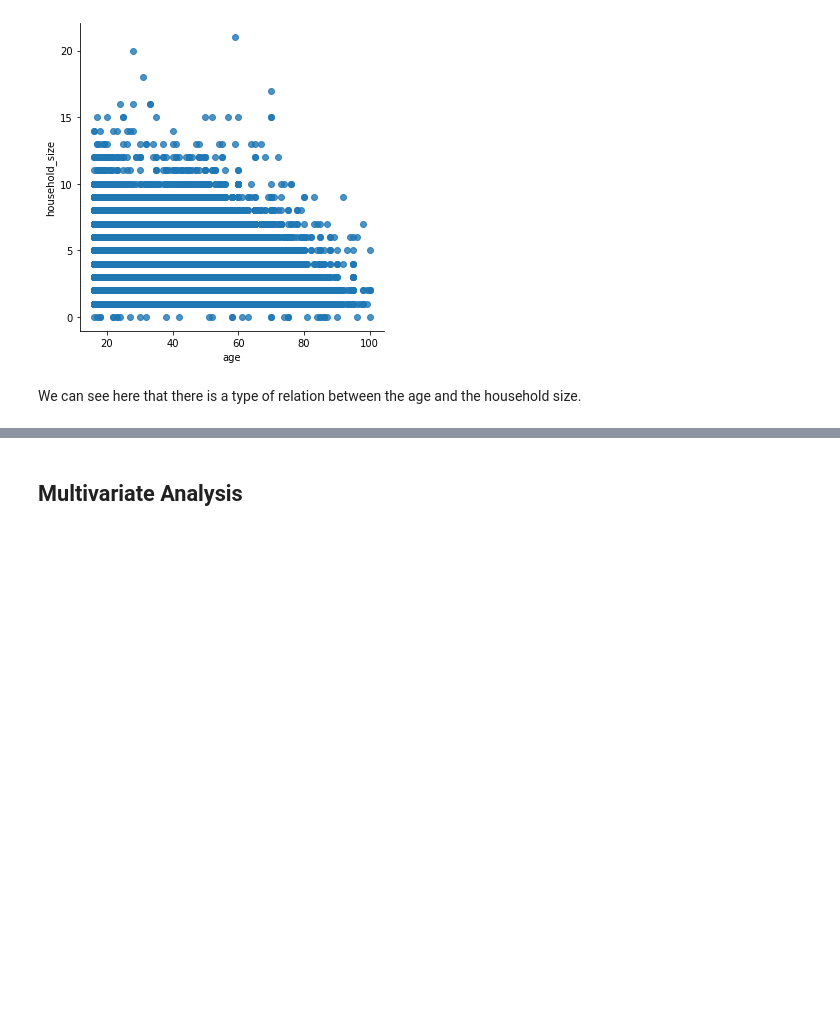
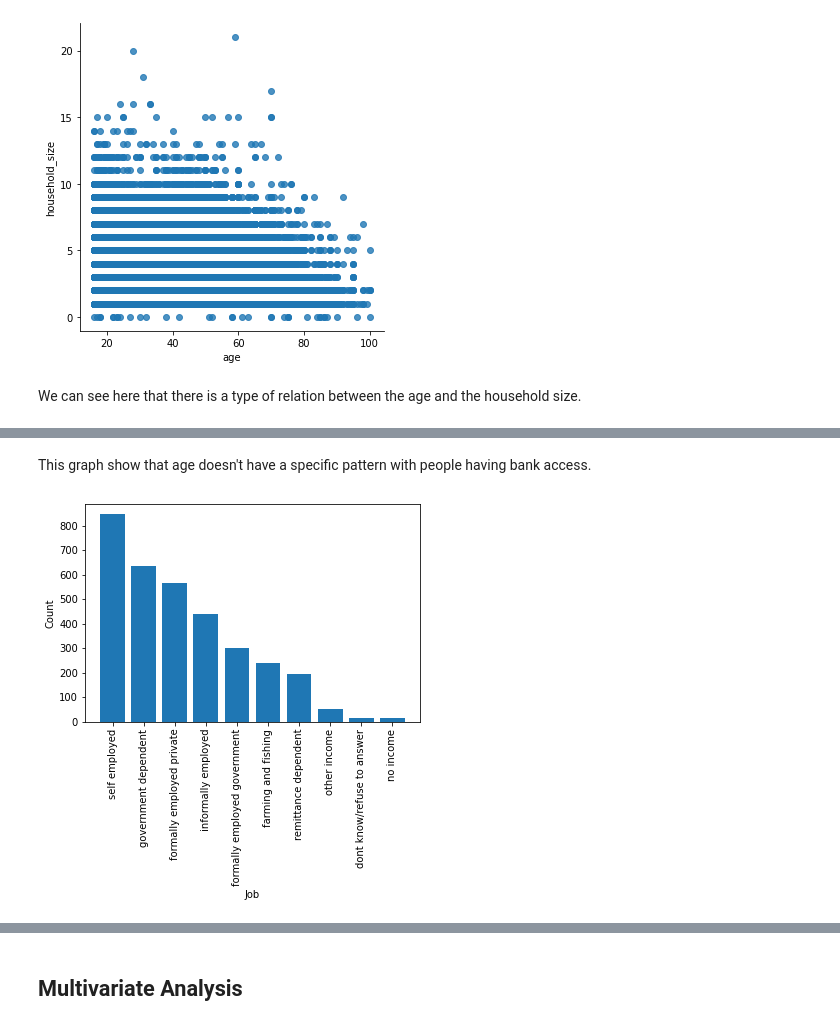
Before and after one commit to Mumo-vicky/Financial-Inclusion-in-Eastern-Africa, a Jupyter notebook: Financial_Inclusion_in_Eastern_Africa.ipynb, the cells around one changed output, grey strips where cells are left out. Saved outputs shown, nothing was run; the diff lists cells and outputs as text; code cells hidden in the pictures; blank space fills up the shorter version.

```diff
--- a/Financial_Inclusion_in_Eastern_Africa.ipynb
+++ b/Financial_Inclusion_in_Eastern_Africa.ipynb
@@ -368,0 +359,11 @@ We can see here that there is a type of relation between the age and the househo
+# %% [markdown]
+This graph show that age doesn't have a specific pattern with people having bank access.
+# %%
+j = financial_yes_bank['job'].value_counts()
+plt.bar(x_job,j)
+plt.xlabel('Job')
+plt.ylabel('Count')
+plt.xticks(rotation = 90)
+plt.show()
+# %% [output]
+[figure, added]
```
Also changed, not shown: parts of 15 cells of this notebook.
